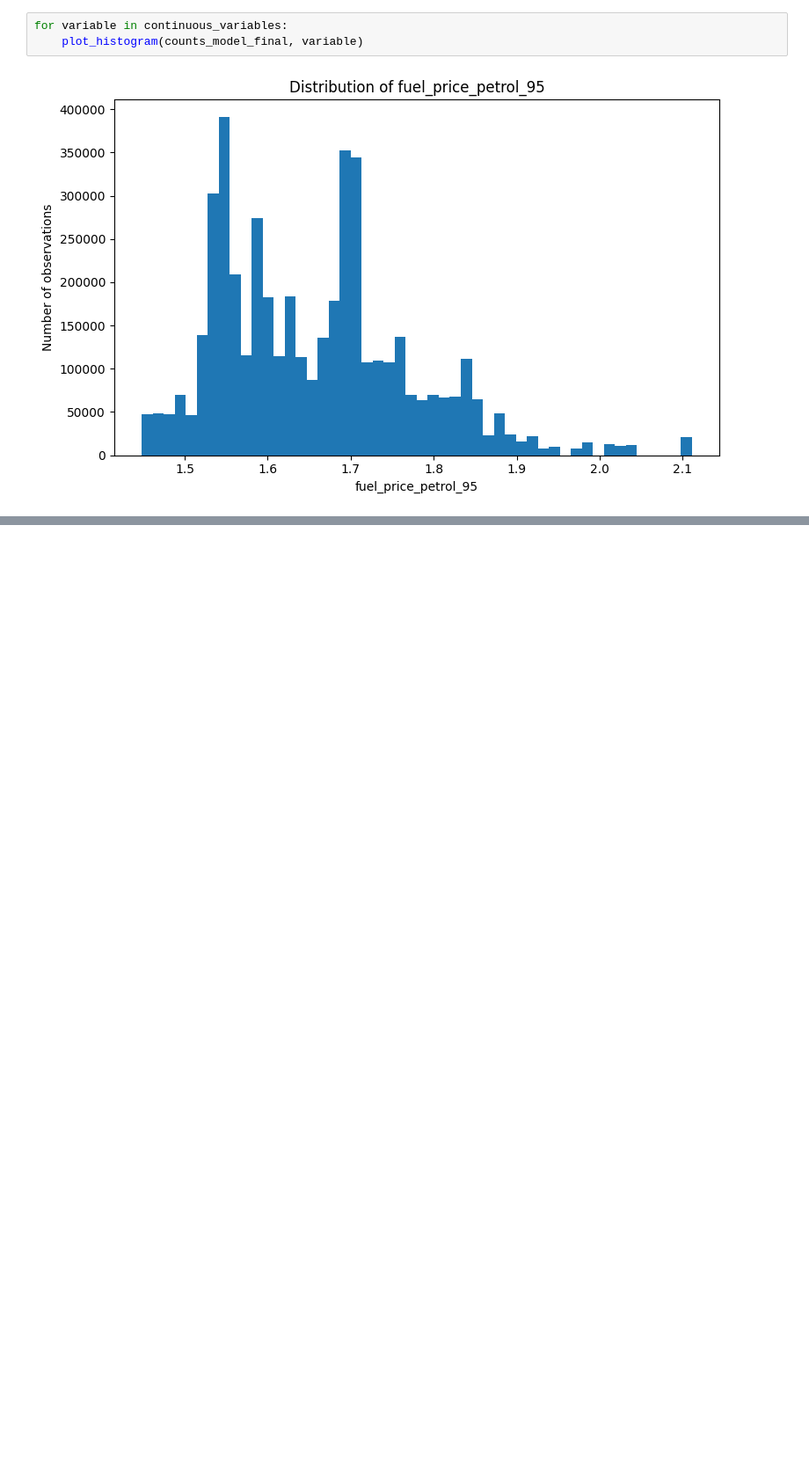
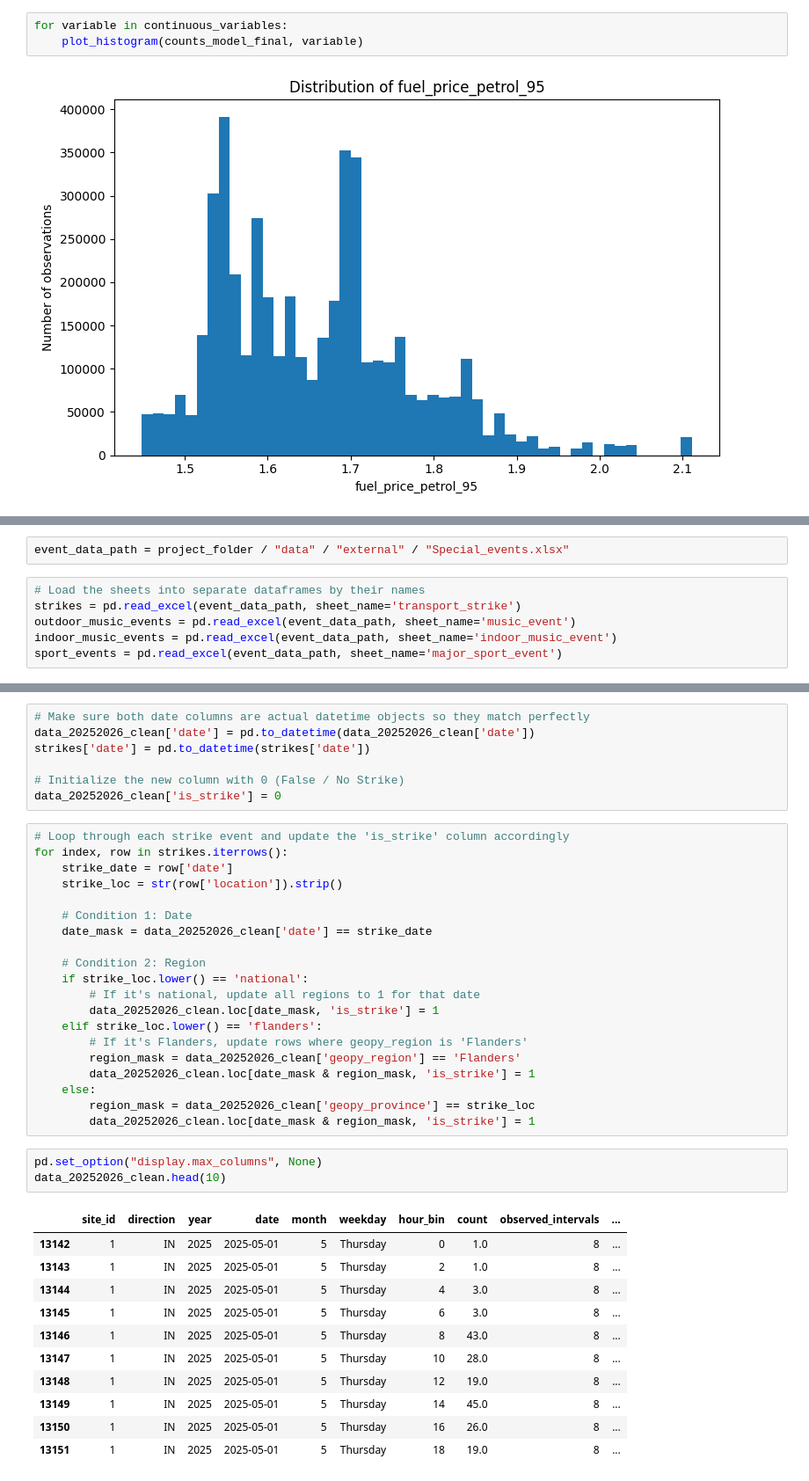
Before and after one commit to annasolodka/mda-cycling-traffic-analysis, a Jupyter notebook: notebooks/03_exploratory_data_analysis.ipynb, the cells around one changed output, grey strips where cells are left out. Shown at 88% size. Saved outputs shown, nothing was run; the diff lists cells and outputs as text; blank space fills up the shorter version.

```diff
--- a/notebooks/03_exploratory_data_analysis.ipynb
+++ b/notebooks/03_exploratory_data_analysis.ipynb
@@ -421,0 +777,8 @@ for variable in continuous_variables:
+# %%
+event_data_path = project_folder / "data" / "external" / "Special_events.xlsx"
+# %%
+# Load the sheets into separate dataframes by their names
+strikes = pd.read_excel(event_data_path, sheet_name='transport_strike')
+outdoor_music_events = pd.read_excel(event_data_path, sheet_name='music_event')
+indoor_music_events = pd.read_excel(event_data_path, sheet_name='indoor_music_event')
+sport_events = pd.read_excel(event_data_path, sheet_name='major_sport_event')
@@ -421,0 +796,42 @@ for variable in continuous_variables:
+# %%
+# Make sure both date columns are actual datetime objects so they match perfectly
+data_20252026_clean['date'] = pd.to_datetime(data_20252026_clean['date'])
+strikes['date'] = pd.to_datetime(strikes['date'])
+
+# Initialize the new column with 0 (False / No Strike)
+data_20252026_clean['is_strike'] = 0
+# %%
+# Loop through each strike event and update the 'is_strike' column accordingly
+for index, row in strikes.iterrows():
+    strike_date = row['date']
+    strike_loc = str(row['location']).strip()
+
+    # Condition 1: Date
+    date_mask = data_20252026_clean['date'] == strike_date
+
+    # Condition 2: Region
+    if strike_loc.lower() == 'national':
+        # If it's national, update all regions to 1 for that date
+        data_20252026_clean.loc[date_mask, 'is_strike'] = 1
+    elif strike_loc.lower() == 'flanders':
+        # If it's Flanders, update rows where geopy_region is 'Flanders'
+        region_mask = data_20252026_clean['geopy_region'] == 'Flanders'
+        data_20252026_clean.loc[date_mask & region_mask, 'is_strike'] = 1
+    else:
+        region_mask = data_20252026_clean['geopy_province'] == strike_loc
+        data_20252026_clean.loc[date_mask & region_mask, 'is_strike'] = 1
+# %%
+pd.set_option("display.max_columns", None)
+data_20252026_clean.head(10)
+# %% [output]
+|  | site_id | direction | year | date | month | weekday | hour_bin | count | observed_intervals | ... |
+| 13142 | 1 | IN | 2025 | 2025-05-01 | 5 | Thursday | 0 | 1.0 | 8 | ... |
+| 13143 | 1 | IN | 2025 | 2025-05-01 | 5 | Thursday | 2 | 1.0 | 8 | ... |
+| 13144 | 1 | IN | 2025 | 2025-05-01 | 5 | Thursday | 4 | 3.0 | 8 | ... |
+| 13145 | 1 | IN | 2025 | 2025-05-01 | 5 | Thursday | 6 | 3.0 | 8 | ... |
+| 13146 | 1 | IN | 2025 | 2025-05-01 | 5 | Thursday | 8 | 43.0 | 8 | ... |
+| 13147 | 1 | IN | 2025 | 2025-05-01 | 5 | Thursday | 10 | 28.0 | 8 | ... |
+| 13148 | 1 | IN | 2025 | 2025-05-01 | 5 | Thursday | 12 | 19.0 | 8 | ... |
+| 13149 | 1 | IN | 2025 | 2025-05-01 | 5 | Thursday | 14 | 45.0 | 8 | ... |
+| 13150 | 1 | IN | 2025 | 2025-05-01 | 5 | Thursday | 16 | 26.0 | 8 | ... |
+| 13151 | 1 | IN | 2025 | 2025-05-01 | 5 | Thursday | 18 | 19.0 | 8 | ... |
```
Also changed, not shown: parts of 69 cells of this notebook.
